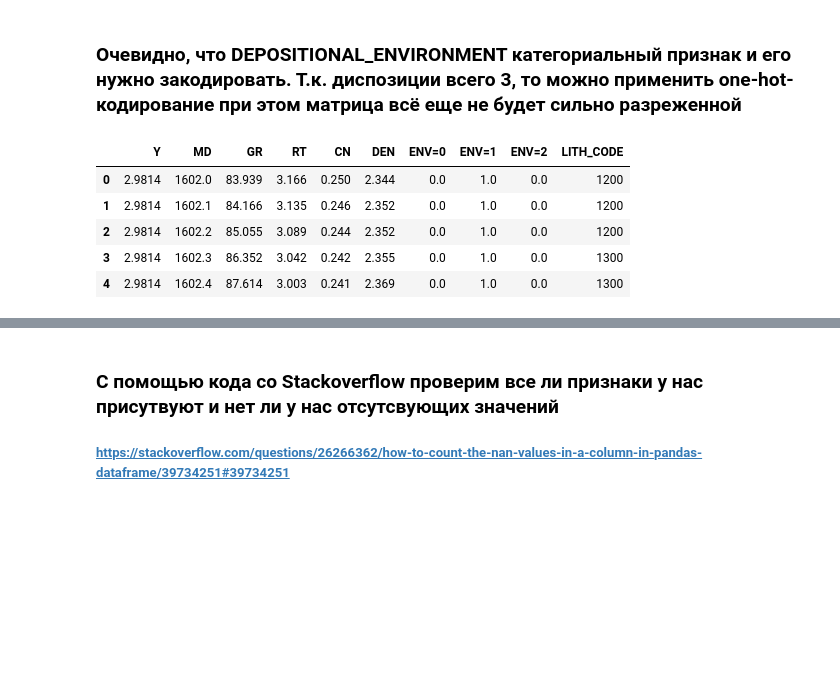
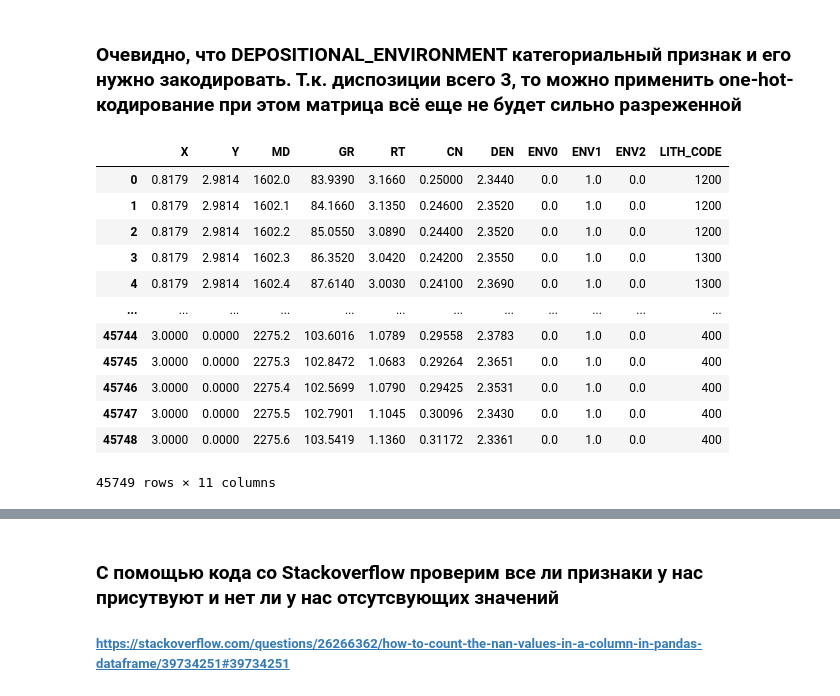
Before and after one commit to AAYamoldin/TrainingPrograms, a Jupyter notebook: Python/ITMO_Applied _AI_Challenge_Oil_and_Gas_Industry_Case_hackathon/solution/solution.ipynb, the cells around one changed output, grey strips where cells are left out. Drawn from its saved outputs; the diff is of its cells as text; code cells hidden in the pictures; blank space fills up the shorter version.

```diff
--- a/Python/ITMO_Applied _AI_Challenge_Oil_and_Gas_Industry_Case_hackathon/solution/solution.ipynb
+++ b/Python/ITMO_Applied _AI_Challenge_Oil_and_Gas_Industry_Case_hackathon/solution/solution.ipynb
@@ -52,18 +56,25 @@ validation_dataset.head()
 # %%
 ohe = OneHotEncoder(sparse=False)
 new_ohe_features = ohe.fit_transform(train_dataset.DEPOSITIONAL_ENVIRONMENT.values.reshape(-1,1))
-tmp = pd.DataFrame(new_ohe_features, columns=['ENV=' +
+tmp = pd.DataFrame(new_ohe_features, columns=['ENV' +
                                              str(i) for i in range(new_ohe_features.shape[1])])
 train_dataset = pd.concat([train_dataset, tmp], axis=1)
 train_dataset = train_dataset.drop(['DEPOSITIONAL_ENVIRONMENT'], axis=1)
 cols = train_dataset.columns.tolist()
-cols = cols[1:7] + cols[8:11] + cols[7:8]
+cols = cols[0:7] + cols[8:11] + cols[7:8]
 train_dataset = train_dataset[cols]
-train_dataset.head()
+train_dataset
 # %% [output]
-|  | Y | MD | GR | RT | CN | DEN | ENV=0 | ENV=1 | ENV=2 | LITH_CODE |
-| 0 | 2.9814 | 1602.0 | 83.939 | 3.166 | 0.250 | 2.344 | 0.0 | 1.0 | 0.0 | 1200 |
-| 1 | 2.9814 | 1602.1 | 84.166 | 3.135 | 0.246 | 2.352 | 0.0 | 1.0 | 0.0 | 1200 |
-| 2 | 2.9814 | 1602.2 | 85.055 | 3.089 | 0.244 | 2.352 | 0.0 | 1.0 | 0.0 | 1200 |
-| 3 | 2.9814 | 1602.3 | 86.352 | 3.042 | 0.242 | 2.355 | 0.0 | 1.0 | 0.0 | 1300 |
-| 4 | 2.9814 | 1602.4 | 87.614 | 3.003 | 0.241 | 2.369 | 0.0 | 1.0 | 0.0 | 1300 |
+|  | X | Y | MD | GR | RT | CN | DEN | ENV0 | ENV1 | ENV2 | LITH_CODE |
+| 0 | 0.8179 | 2.9814 | 1602.0 | 83.9390 | 3.1660 | 0.25000 | 2.3440 | 0.0 | 1.0 | 0.0 | 1200 |
+| 1 | 0.8179 | 2.9814 | 1602.1 | 84.1660 | 3.1350 | 0.24600 | 2.3520 | 0.0 | 1.0 | 0.0 | 1200 |
+| 2 | 0.8179 | 2.9814 | 1602.2 | 85.0550 | 3.0890 | 0.24400 | 2.3520 | 0.0 | 1.0 | 0.0 | 1200 |
+| 3 | 0.8179 | 2.9814 | 1602.3 | 86.3520 | 3.0420 | 0.24200 | 2.3550 | 0.0 | 1.0 | 0.0 | 1300 |
+| 4 | 0.8179 | 2.9814 | 1602.4 | 87.6140 | 3.0030 | 0.24100 | 2.3690 | 0.0 | 1.0 | 0.0 | 1300 |
+| ... | ... | ... | ... | ... | ... | ... | ... | ... | ... | ... | ... |
+| 45744 | 3.0000 | 0.0000 | 2275.2 | 103.6016 | 1.0789 | 0.29558 | 2.3783 | 0.0 | 1.0 | 0.0 | 400 |
+| 45745 | 3.0000 | 0.0000 | 2275.3 | 102.8472 | 1.0683 | 0.29264 | 2.3651 | 0.0 | 1.0 | 0.0 | 400 |
+| 45746 | 3.0000 | 0.0000 | 2275.4 | 102.5699 | 1.0790 | 0.29425 | 2.3531 | 0.0 | 1.0 | 0.0 | 400 |
+| 45747 | 3.0000 | 0.0000 | 2275.5 | 102.7901 | 1.1045 | 0.30096 | 2.3430 | 0.0 | 1.0 | 0.0 | 400 |
+| 45748 | 3.0000 | 0.0000 | 2275.6 | 103.5419 | 1.1360 | 0.31172 | 2.3361 | 0.0 | 1.0 | 0.0 | 400 |
+45749 rows × 11 columns
```
Also changed, not shown: parts of 41 cells of this notebook, 42 other files.
